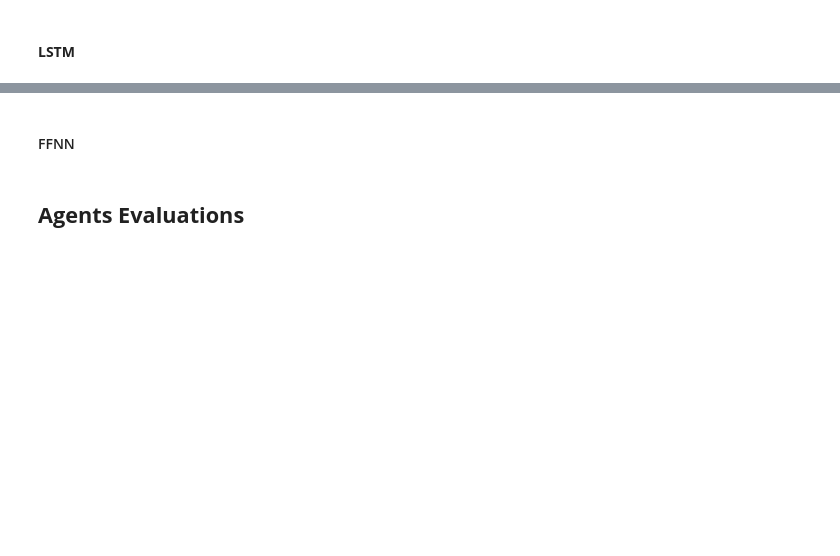
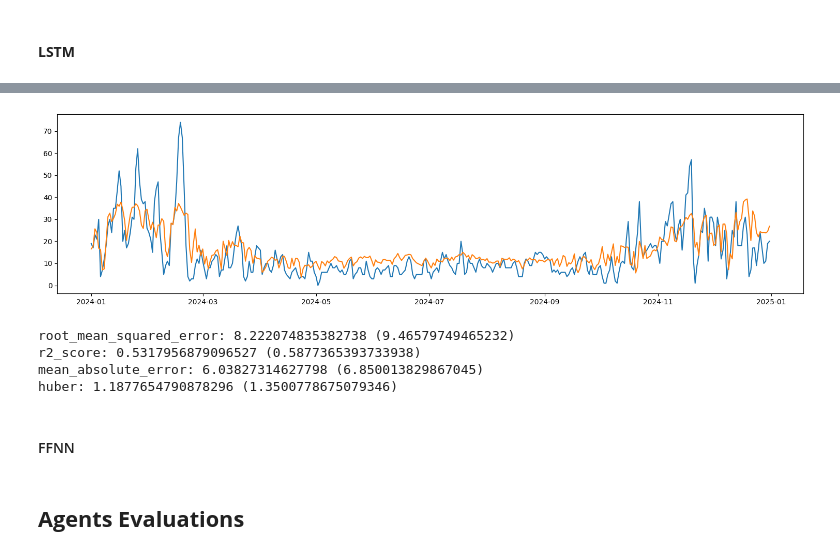
Before and after one commit to davidesonno/AII-project, a Jupyter notebook: 5-model-selection.ipynb, the cells around one changed output, grey strips where cells are left out. Saved outputs shown, nothing was run; the diff lists cells and outputs as text; code cells hidden in the pictures; blank space fills up the shorter version.

```diff
--- a/5-model-selection.ipynb
+++ b/5-model-selection.ipynb
@@ -742,7 +988,7 @@ def buid_lstm_model(time_steps, n_features, optimizer='adam', loss='mean_absolut
 lstm_params = {
     'time_steps': 1, #NOTE is set to 1 cause no causality
     'n_features': n_daily_features,
-    'optimizer': Adam(learning_rate=1e-2),
+    'optimizer': Adam(learning_rate=5e-3),
     'loss': 'mean_absolute_error'
 }
 
@@ -761,3 +1007,24 @@ lstm_params_huber = {
 }
 
 daily_models['LSTM-huber'] = (buid_lstm_model, lstm_params_huber, lstm_train_params, True)
+# %%
+station = 'PORTA SAN FELICE'
+agent = 'PM2.5'
+
+ts = lstm_params['time_steps']
+lstm_x_train = create_sequences(training_sets[station][agent]['x'], ts)
+lstm_y_train = training_sets[station][agent]['y'].iloc[ts:] # for the first `time_steps` values we don't have training samples to predict them
+
+lstm_x_test = pd.concat([training_sets[station][agent]['x'].iloc[-ts:], test_sets[station][agent]['x']]) # to also compute the first days we need time_steps more days
+lstm_x_test = create_sequences(lstm_x_test, ts)
+lstm_y_test = test_sets[station][agent]['y']
+tf.keras.backend.clear_session()  # Reset TensorFlow state
+set_random_seed(42)
+lstm_model = buid_lstm_model(**lstm_params)
+lstm_model.fit(
+    lstm_x_train,
+    lstm_y_train,
+    **lstm_train_params
+)
+lstm_pred = lstm_model.predict(lstm_x_test)
+lstm_pred_df = pd.DataFrame(lstm_pred, index=lstm_y_test.index)
@@ -764,3 +1053,25 @@ daily_models['LSTM-huber'] = (buid_lstm_model, lstm_params_huber, lstm_train_par
+# %%
+plt.figure(figsize=(15, 4))
+start = datetime(2024,1,1)
+end = datetime(2024,12,31)
+plt.plot(lstm_y_test[(lstm_y_test.index >= start) & (lstm_y_test.index <= end)], label='True values')
+plt.plot(lstm_pred_df[(lstm_pred_df.index >= start) & (lstm_pred_df.index <= end)], label='Predicted values')
+plt.tight_layout()
+plt.show()
+
+lstm_scores={}
+for m in metrics:
+    a=test_sets[station][agent]['y']
+    lstm_score = m(a,lstm_pred_df)
+    lstm_score_half = m(a[(a.index>=datetime(2024,1,1))&(a.index<=datetime(2024,5,31))],lstm_pred_df[(lstm_pred_df.index>=datetime(2024,1,1))&(lstm_pred_df.index<=datetime(2024,5,31))])
+    print(f'{m.__name__}: {lstm_score} ({lstm_score_half})')
+    lstm_scores[m.__name__] = lstm_score
+# %% [output]
+[figure, added]
+root_mean_squared_error: 8.222074835382738 (9.46579749465232)
+r2_score: 0.5317956879096527 (0.5877365393733938)
+mean_absolute_error: 6.03827314627798 (6.850013829867045)
+huber: 1.1877654790878296 (1.3500778675079346)
 # %% [markdown]
 #### FFNN
 # %%
```
Also changed, not shown: parts of 17 cells of this notebook.
